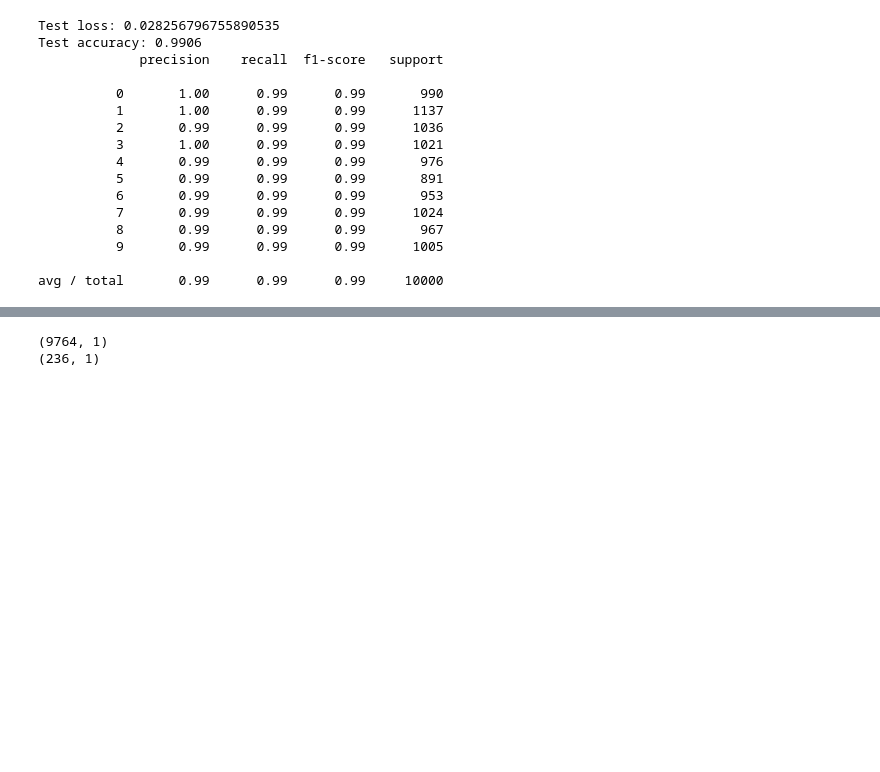
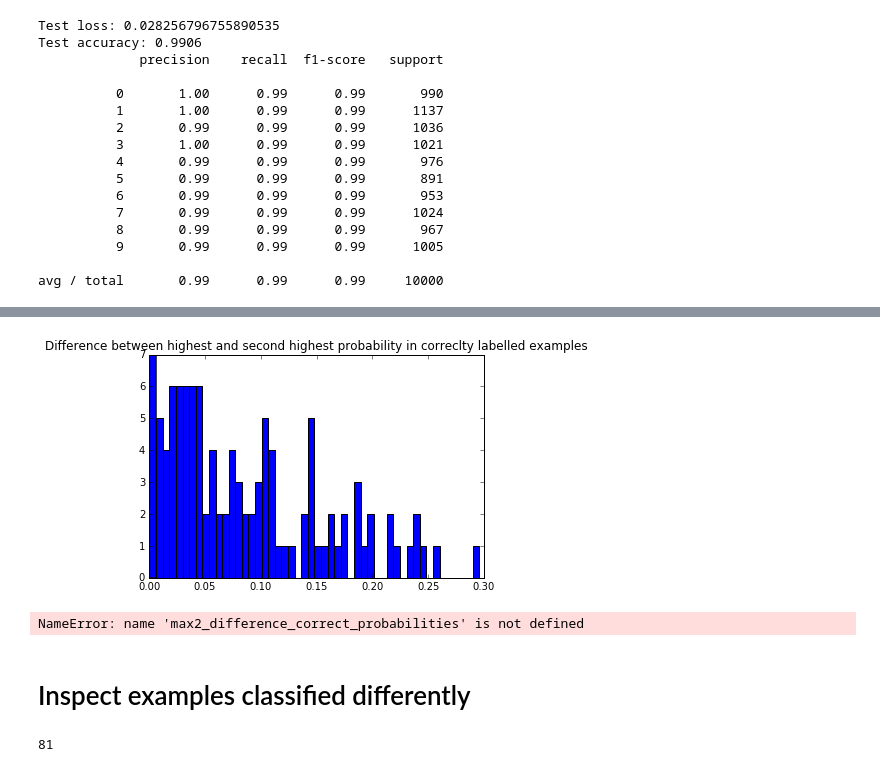
Before and after one commit to seb5666/cnn_gaussian_process_uncertainty, a Jupyter notebook: CNN uncertainty.ipynb, the cells around one changed output, grey strips where cells are left out. Drawn from its saved outputs; the diff is of its cells as text; code cells hidden in the pictures; blank space fills up the shorter version.

```diff
--- a/CNN uncertainty.ipynb
+++ b/CNN uncertainty.ipynb
@@ -169,0 +224,36 @@ predictions_proba.shape
+# %%
+#indices of highest 2 probabilites
+max2_indices_incorrect = np.argpartition(incorrect_probabilities, -2, axis=1)[:,-2:]
+#retrieve probabilites
+max1_incorrect_probabilities = incorrect_probabilities[np.arange(len(incorrect_probabilities)), max2_indices_incorrect[:,0]]
+max2_incorrect_probabilities = incorrect_probabilities[np.arange(len(incorrect_probabilities)), max2_indices_incorrect[:,1]]
+
+max2_difference_incorrect_probabilities = np.abs(max1_incorrect_probabilities - max2_incorrect_probabilities)
+plt.title("Difference between highest and second highest probability in correclty labelled examples")
+plt.hist(max2_difference_incorrect_probabilities, bins=50);
+# %% [output]
+[figure, added]
+# %%
+cut_off = 0.1
+
+def compute_cut_off_values(cut_off):
+    false_negatives = len(np.argwhere(max2_difference_correct_probabilities < cut_off))
+    false_positives = len(np.argwhere(max2_difference_incorrect_probabilities > cut_off))
+    false_negatives_rate = false_negatives/len(correct_indices)
+    false_positives_rate = false_positives/len(incorrect_indices)
+    return (false_negatives_rate, false_positives_rate)
+
+false_negatives, true_negatives = compute_cut_off_values(cut_off)
+print("Number of correclty assigned examples that wouldn't be assigned a class:")
+print("{}".format((false_negatives * len(correct_indices))))
+
+print("Number of incorreclty assigned examples that would be assigned a class:")
+print("{}".format(true_negatives * len(incorrect_indices)))
+
+cut_offs = np.linspace(0.0, 0.35, num = 100)
+y = np.vectorize(compute_cut_off_values)(cut_offs)
+plt.plot(cut_offs, y[0], label="false negatives rate")
+plt.plot(cut_offs, y[1], label="false positives rate")
+plt.legend()
+# %% [output]
+NameError: name 'max2_difference_correct_probabilities' is not defined
@@ -170,7 +262,6 @@ predictions_proba.shape
+# %% [markdown]
+# Inspect examples classified differently
 # %%
-correct_indices = np.argwhere(predictions == y_test)
+len(np.argwhere(cnn_predictions != predictions))
+# %% [output]
+81
-# %%
-print(correct_indices.shape)
-# %% [output]
-(9764, 1)
-(236, 1)
```
Also changed, not shown: parts of 34 cells of this notebook.
